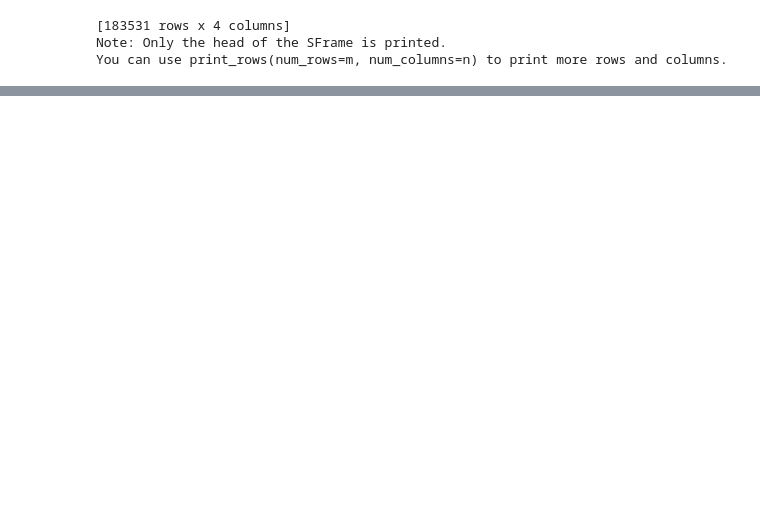
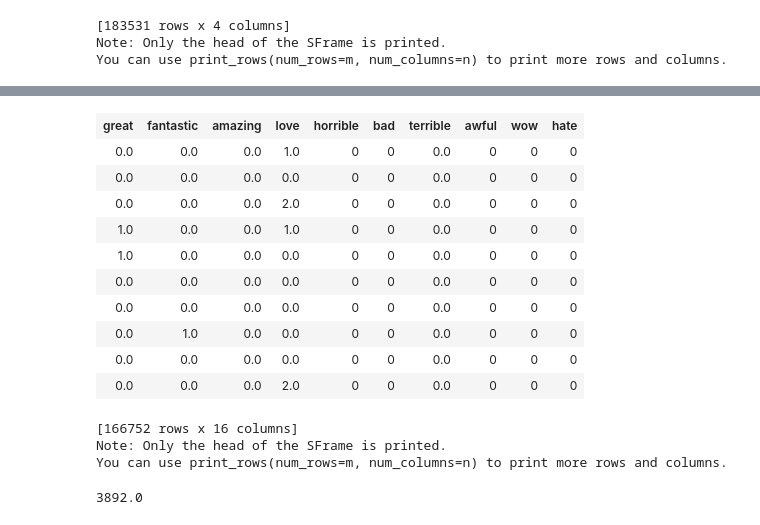
Before and after one commit to AkhilVinayakp/machine_Learning_Algorithms_python, a Jupyter notebook: logistic_regression/product_sent_analyzing.ipynb, the cells around one changed output, grey strips where cells are left out. Cells and saved outputs as stored; diff of their text form; code cells hidden in the pictures; blank space fills up the shorter version.

```diff
--- a/logistic_regression/product_sent_analyzing.ipynb
+++ b/logistic_regression/product_sent_analyzing.ipynb
@@ -68,3 +70,6 @@ ValueError: turicreate.visualization.histogram supports SArrays of dtypes: int,
 # rating with 3 seems to be neutral neither +ve nor -ve'
 # removing such data
 products = products[products['rating'] != 3]
+# %%
+# rating > =4 +ve else -ve
+products['sentimence'] = products['rating'] >= 4
@@ -70,0 +134,3 @@ products = products[products['rating'] != 3]
+# %%
+#
+selected_words = ['awesome', 'great', 'fantastic', 'amazing', 'love', 'horrible', 'bad', 'terrible', 'awful', 'wow', 'hate']
@@ -70,0 +141,6 @@ products = products[products['rating'] != 3]
+# %%
+for i in selected_words:
+    products[i] = products['word_count'].apply(lambda x:x[i] if i in x else 0)
+# %%
+products
+# %% [output]
@@ -70,0 +158,14 @@ products = products[products['rating'] != 3]
+| great | fantastic | amazing | love | horrible | bad | terrible | awful | wow | hate |
+| 0.0 | 0.0 | 0.0 | 1.0 | 0 | 0 | 0.0 | 0 | 0 | 0 |
+| 0.0 | 0.0 | 0.0 | 0.0 | 0 | 0 | 0.0 | 0 | 0 | 0 |
+| 0.0 | 0.0 | 0.0 | 2.0 | 0 | 0 | 0.0 | 0 | 0 | 0 |
+| 1.0 | 0.0 | 0.0 | 1.0 | 0 | 0 | 0.0 | 0 | 0 | 0 |
+| 1.0 | 0.0 | 0.0 | 0.0 | 0 | 0 | 0.0 | 0 | 0 | 0 |
+| 0.0 | 0.0 | 0.0 | 0.0 | 0 | 0 | 0.0 | 0 | 0 | 0 |
+| 0.0 | 0.0 | 0.0 | 0.0 | 0 | 0 | 0.0 | 0 | 0 | 0 |
+| 0.0 | 1.0 | 0.0 | 0.0 | 0 | 0 | 0.0 | 0 | 0 | 0 |
+| 0.0 | 0.0 | 0.0 | 0.0 | 0 | 0 | 0.0 | 0 | 0 | 0 |
+| 0.0 | 0.0 | 0.0 | 2.0 | 0 | 0 | 0.0 | 0 | 0 | 0 |
+[166752 rows x 16 columns]
+Note: Only the head of the SFrame is printed.
+You can use print_rows(num_rows=m, num_columns=n) to print more rows and columns.
@@ -70,0 +176,4 @@ products = products[products['rating'] != 3]
+# %%
+products['awesome'].sum()
+# %% [output]
+3892.0
```
Also changed, not shown: parts of 16 cells of this notebook.
